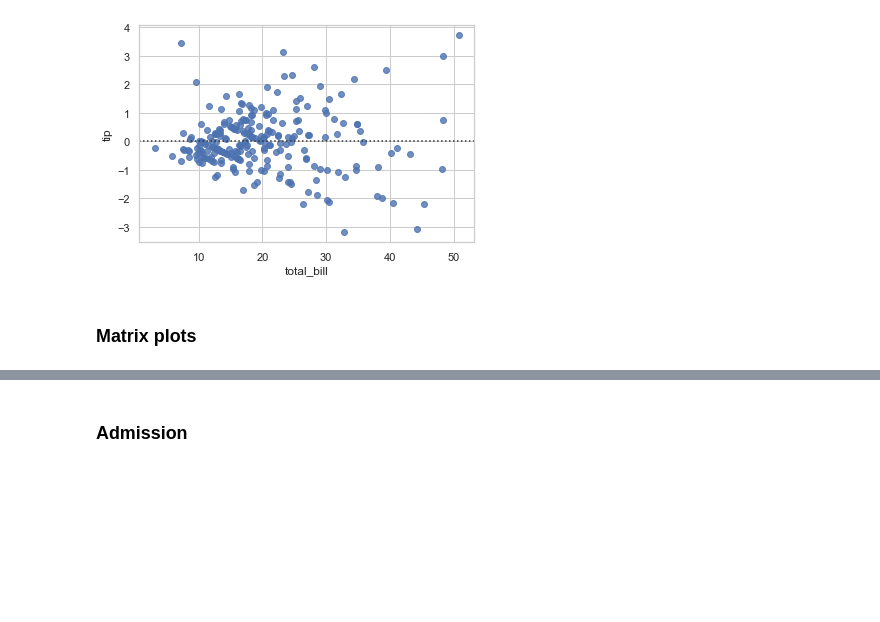
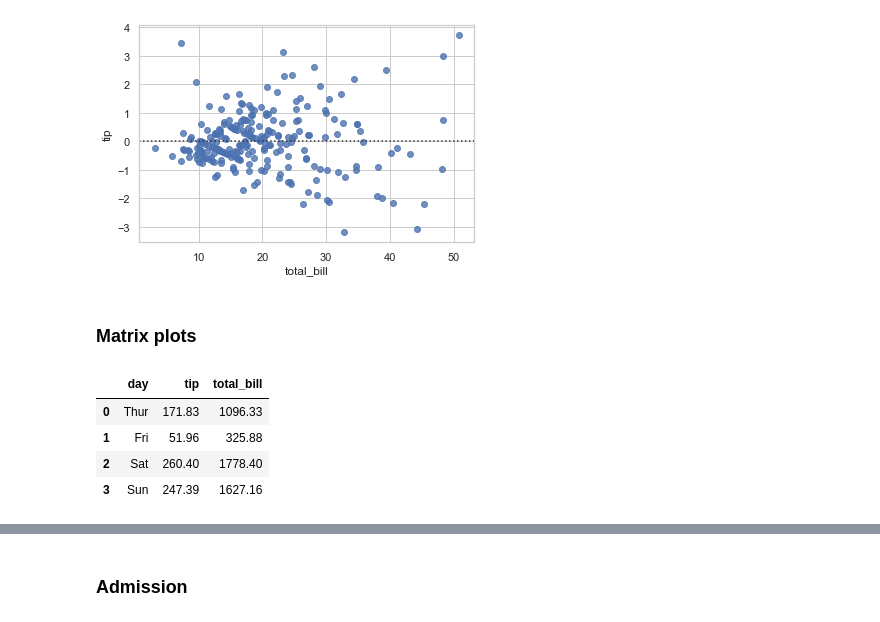
Before and after one commit to srikanthpragada/DS_11_NOV_2019, a Jupyter notebook: seaborn_demo.ipynb, the cells around one changed output, grey strips where cells are left out. Saved outputs shown, nothing was run; the diff lists cells and outputs as text; code cells hidden in the pictures; blank space fills up the shorter version.

```diff
--- a/seaborn_demo.ipynb
+++ b/seaborn_demo.ipynb
@@ -174,0 +177,8 @@ sns.residplot(x="total_bill",y='tip', data=tips)
+# %%
+day_tips
+# %% [output]
+|  | day | tip | total_bill |
+| 0 | Thur | 171.83 | 1096.33 |
+| 1 | Fri | 51.96 | 325.88 |
+| 2 | Sat | 260.40 | 1778.40 |
+| 3 | Sun | 247.39 | 1627.16 |
```
Also changed, not shown: parts of 6 cells of this notebook, 5 other files.
